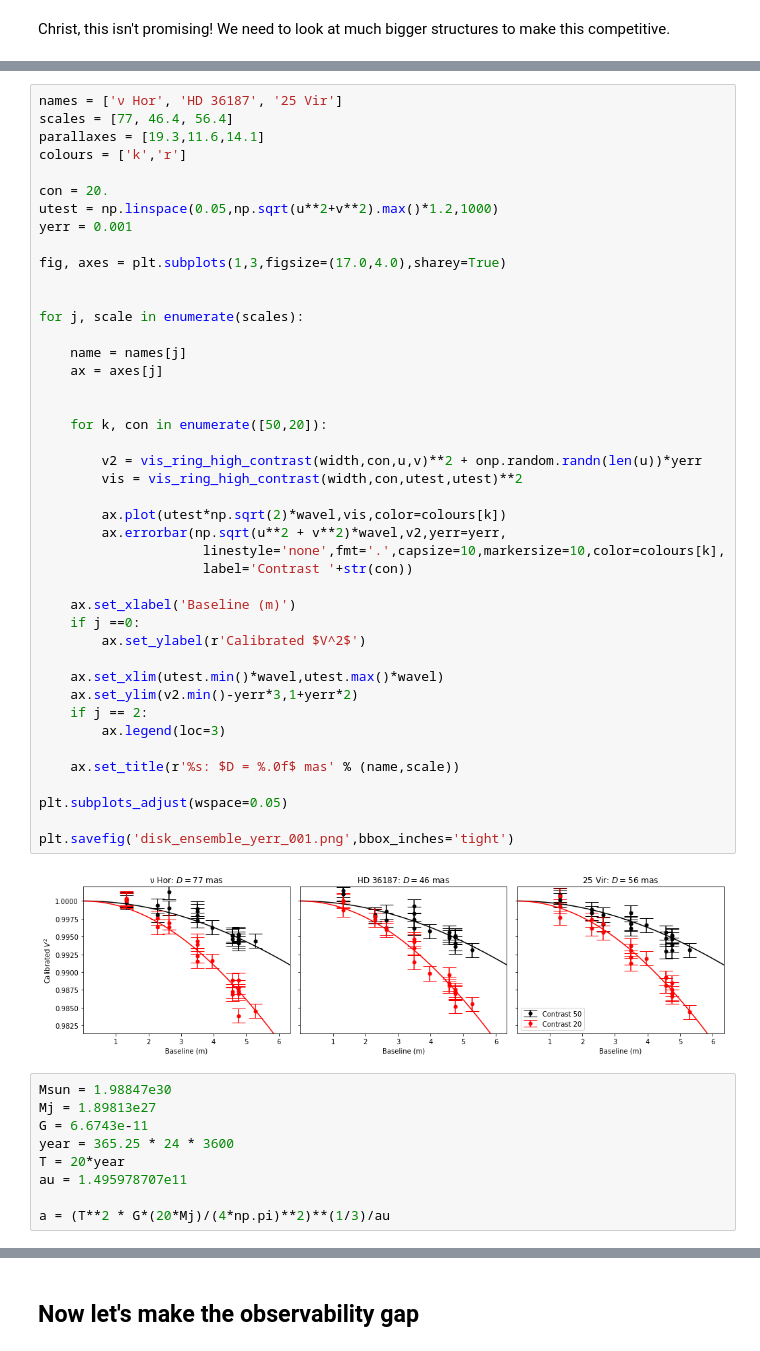
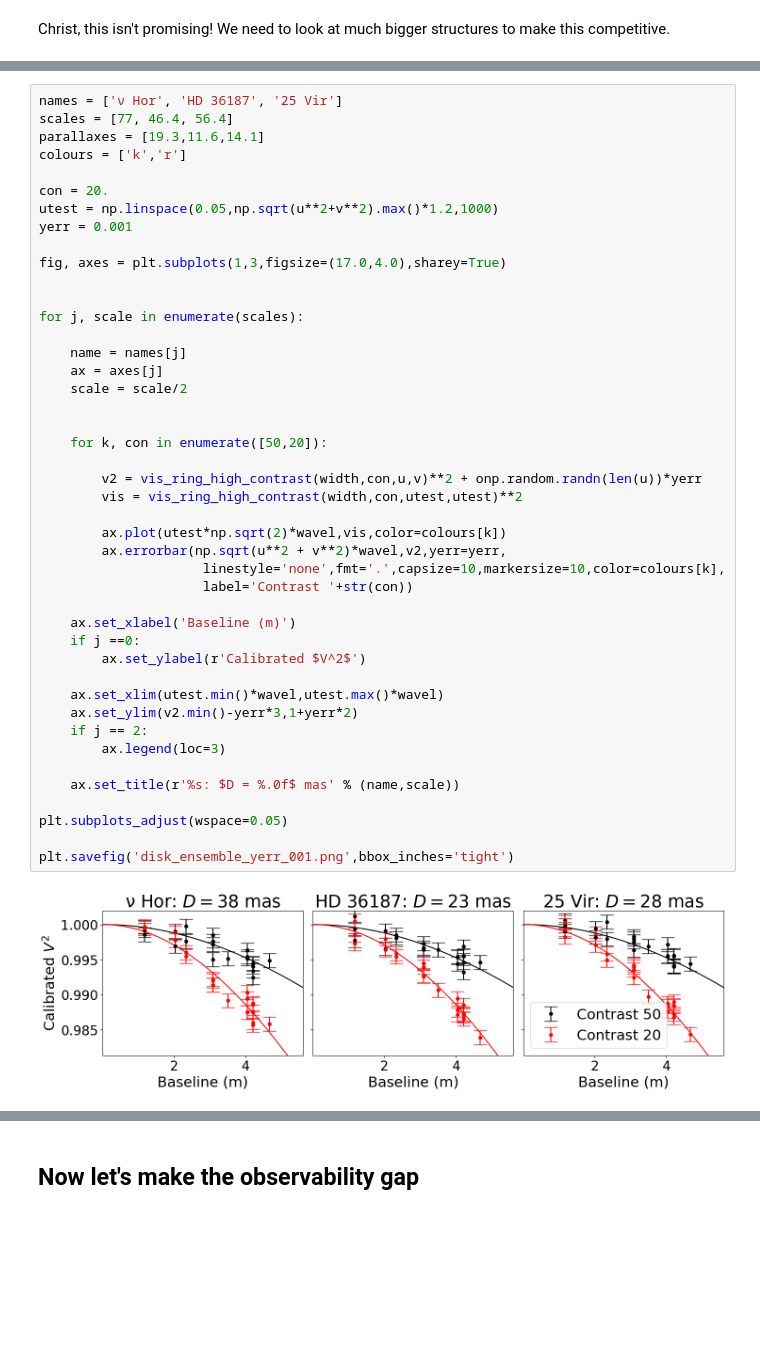
Before and after one commit to benjaminpope/ami, a Jupyter notebook: notebooks/disk_ami.ipynb, the cells around one changed output, grey strips where cells are left out. Drawn from its saved outputs; the diff is of its cells as text; blank space fills up the shorter version.

Commit message:
updated plots

```diff
--- a/notebooks/disk_ami.ipynb
+++ b/notebooks/disk_ami.ipynb
@@ -355,40 +360,32 @@ for j, scale in enumerate(scales):
 
     name = names[j]
     ax = axes[j]
+    scale = scale/2
 
 
     for k, con in enumerate([50,20]):
 
         v2 = vis_ring_high_contrast(width,con,u,v)**2 + onp.random.randn(len(u))*yerr
         vis = vis_ring_high_contrast(width,con,utest,utest)**2
 
         ax.plot(utest*np.sqrt(2)*wavel,vis,color=colours[k])
         ax.errorbar(np.sqrt(u**2 + v**2)*wavel,v2,yerr=yerr,
                      linestyle='none',fmt='.',capsize=10,markersize=10,color=colours[k],
                      label='Contrast '+str(con))
 
     ax.set_xlabel('Baseline (m)')
     if j ==0:
         ax.set_ylabel(r'Calibrated $V^2$')
 
     ax.set_xlim(utest.min()*wavel,utest.max()*wavel)
     ax.set_ylim(v2.min()-yerr*3,1+yerr*2)
     if j == 2:
         ax.legend(loc=3)
 
     ax.set_title(r'%s: $D = %.0f$ mas' % (name,scale))
 
 plt.subplots_adjust(wspace=0.05)
 
 plt.savefig('disk_ensemble_yerr_001.png',bbox_inches='tight')
 # %% [output]
-[figure, old version]
+[figure, new version]
-# %%
-Msun = 1.98847e30
-Mj = 1.89813e27
-G = 6.6743e-11
-year = 365.25 * 24 * 3600
-T = 20*year
-au = 1.495978707e11
-
-a = (T**2 * G*(20*Mj)/(4*np.pi)**2)**(1/3)/au
```
Also changed, not shown: parts of 13 cells of this notebook, 3 other files.
